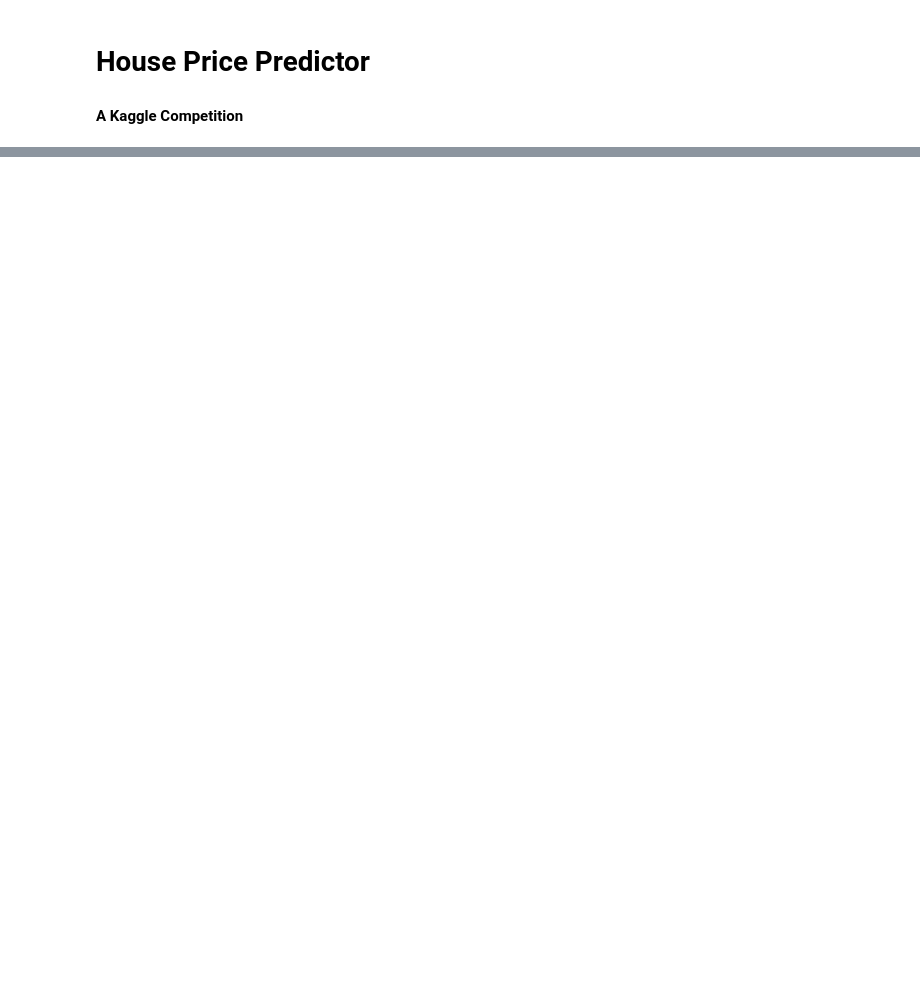
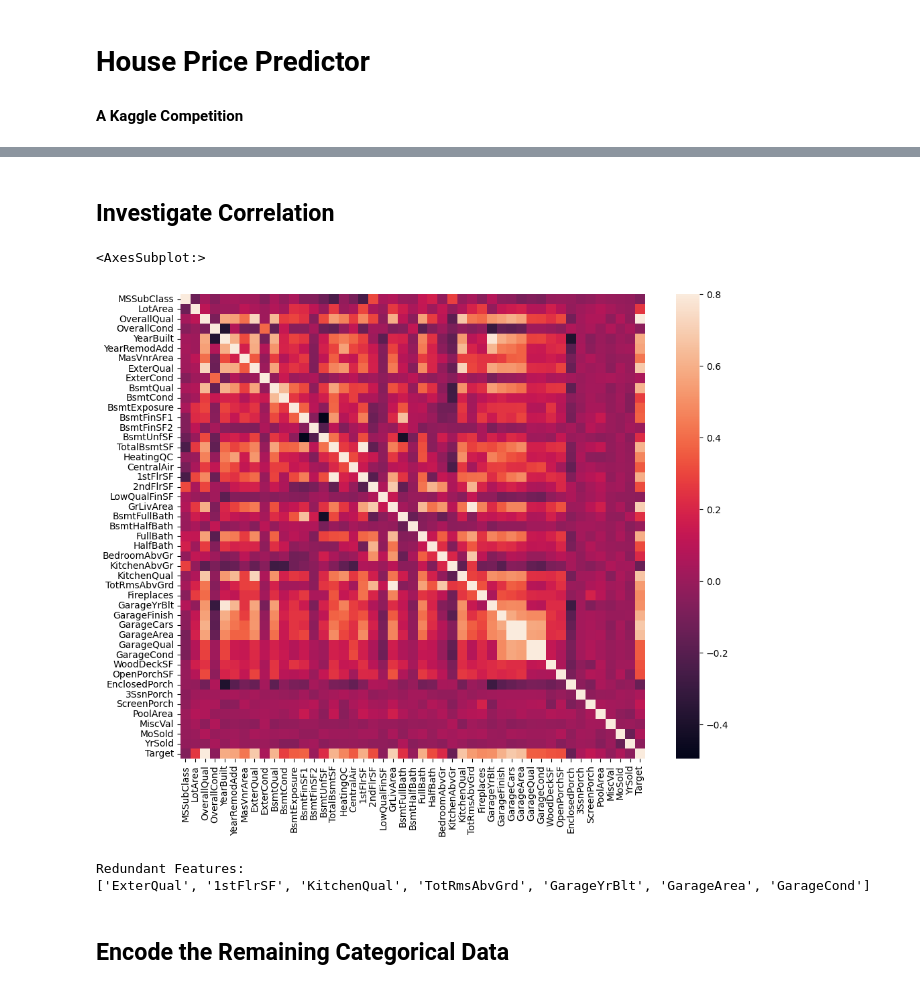
Before and after one commit to BPollins/HousePrice_Challenge, a Jupyter notebook: house_price_regression.ipynb, the cells around one changed output, grey strips where cells are left out. Drawn from its saved outputs; the diff is of its cells as text; code cells hidden in the pictures; blank space fills up the shorter version.

```diff
--- a/house_price_regression.ipynb
+++ b/house_price_regression.ipynb
@@ -154,0 +176,46 @@ Pipeline(steps=[('clf', Lasso(alpha=143.8449888287663, max_iter=20000))])
+# %% [markdown]
+## Investigate Correlation
+# %%
+corrmat = train_data.corr()
+f, ax = plt.subplots(figsize=(12, 9))
+sns.heatmap(corrmat, vmax=.8, square=True)
+# %% [output]
+<AxesSubplot:>
+[figure, added]
+# %%
+# Find features that are closely correlated and remove those with lower correlation to SalePrice
+
+correlated = []
+redundant_features = []
+
+for col in corrmat.columns:
+    for row in corrmat.index:
+        if col == row:
+            break
+
+        if abs(corrmat[col][row])>0.7:
+            correlated.append([col, row])
+
+# print(correlated)
+
+for pair in correlated:
+    if 'Target' in pair:
+        break
+
+    elif corrmat.Target[pair[0]] > corrmat.Target[pair[1]]:
+        redundant_features.append(pair[1])
+
+    else:
+        redundant_features.append(pair[0])
+
+print('Redundant Features:')
+print(redundant_features)
+
+reduced_data = data.drop(redundant_features, axis=1)
+
+# print(reduced_data.dtypes[reduced_data.dtypes != 'object'])
+# %% [output]
+Redundant Features:
+['ExterQual', '1stFlrSF', 'KitchenQual', 'TotRmsAbvGrd', 'GarageYrBlt', 'GarageArea', 'GarageCond']
+# %% [markdown]
+## Encode the Remaining Categorical Data
```
Also changed, not shown: parts of 27 cells of this notebook, 1 other file.
